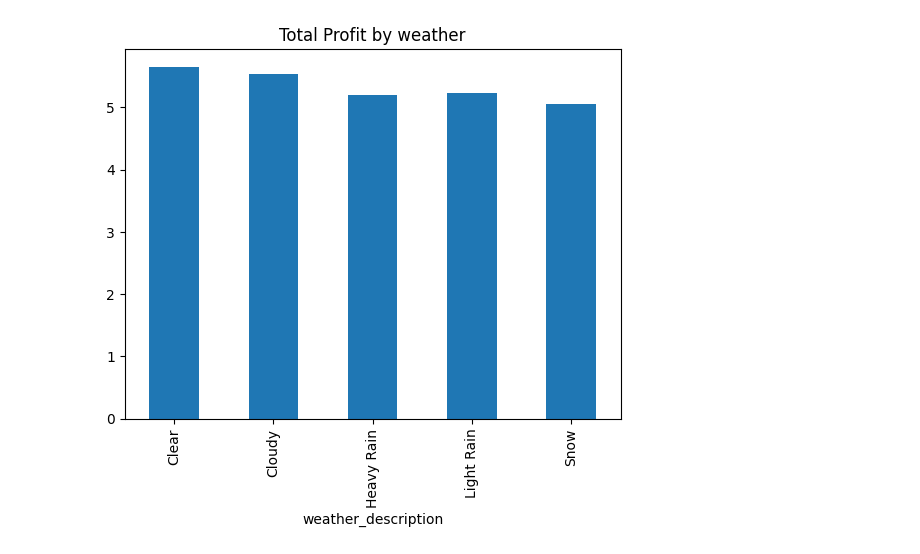
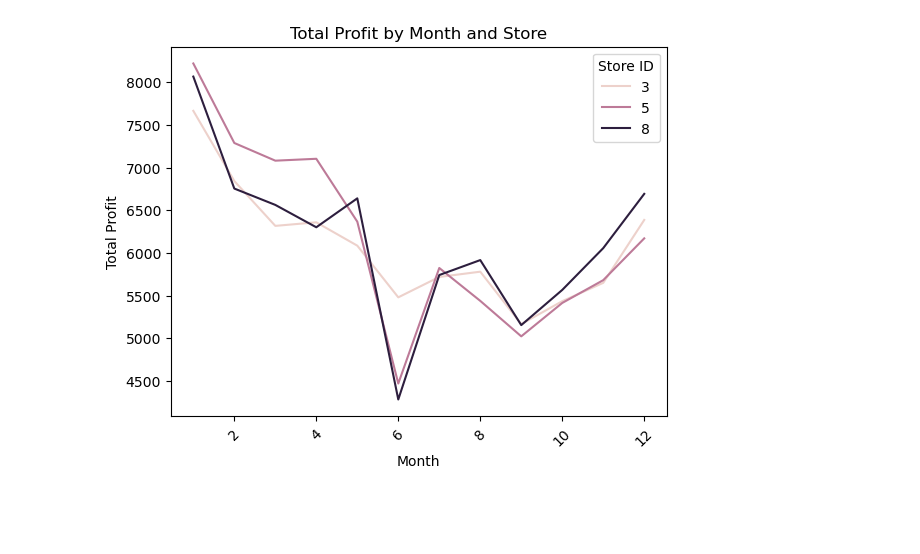
Before and after one commit to kensuke0529/Cafe-sales-project, a Jupyter notebook: sales analysis/sales_analysis.ipynb, the cells around one changed output. Saved outputs shown, nothing was run; the diff lists cells and outputs as text; code cells hidden in the pictures; blank space fills up the shorter version.

```diff
--- a/sales analysis/sales_analysis.ipynb
+++ b/sales analysis/sales_analysis.ipynb
@@ -74,8 +96,18 @@ plt.show()
-# %%
-grouped = df.groupby('weather_description')['profit'].mean()
-grouped.head()
-grouped.plot(kind='bar')
-plt.title('Total Profit by weather')
-plt.show()
-# %% [output]
-[figure, removed]
+# %%
+df['month'] = df['transaction_date'].dt.month
+
+# Group by 'month' and 'store_id' and sum the profits
+df_month = df.groupby(['month', 'store_id'])['profit'].sum().reset_index()
+
+# Create a barplot
+sns.lineplot(data=df_month, x='month', y='profit', hue='store_id')
+
+# Show the plot
+plt.title('Total Profit by Month and Store')
+plt.xlabel('Month')
+plt.ylabel('Total Profit')
+plt.xticks(rotation=45)  # Rotate month labels for readability
+plt.legend(title='Store ID')
+plt.show()
+# %% [output]
+[figure, added]
```
Also changed, not shown: parts of 9 cells of this notebook, 2 other files.
